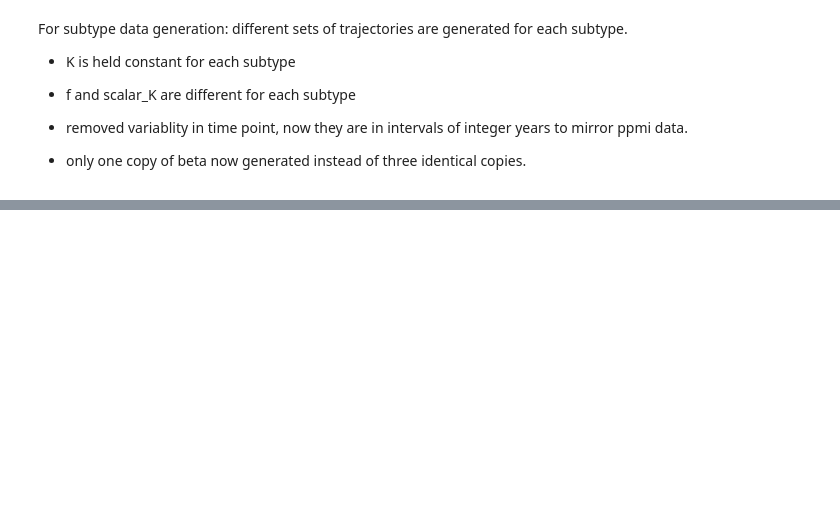
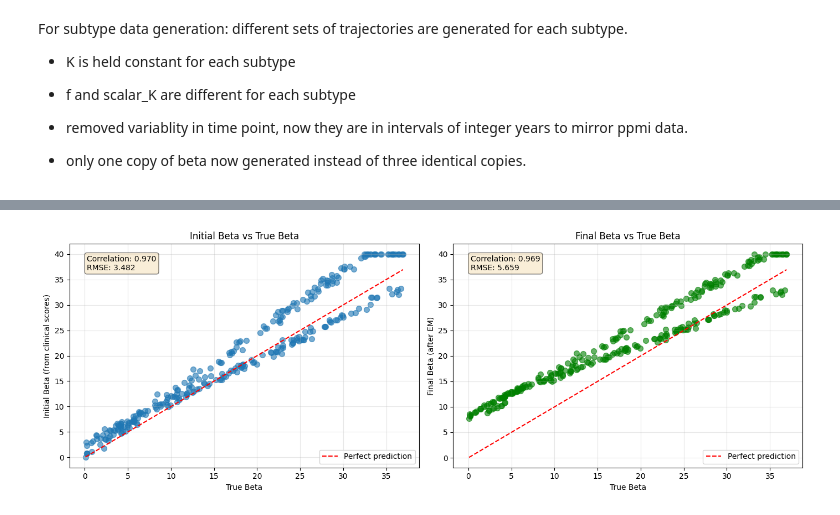
Before and after one commit to LAMCIG/Progression_models_simulations, a Jupyter notebook: EMDPM/experiments/synthetic_experiments/subtyping/test_subtyping_em.ipynb, the cells around one changed output, grey strips where cells are left out. Saved outputs shown, nothing was run; the diff lists cells and outputs as text; code cells hidden in the pictures; blank space fills up the shorter version.

```diff
--- a/EMDPM/experiments/synthetic_experiments/subtyping/test_subtyping_em.ipynb
+++ b/EMDPM/experiments/synthetic_experiments/subtyping/test_subtyping_em.ipynb
@@ -419,0 +365,75 @@ print(f"PCA explained variance: {pca.explained_variance_ratio_}")
+# %%
+# Plot initial beta vs true beta
+import matplotlib.pyplot as plt
+
+# Get initial beta (from clinical scores) - already stored in patient dicts
+beta_init_array = np.array([p.get("initial_beta", np.nan) for p in X])
+if np.any(np.isnan(beta_init_array)):
+    # Fallback: use the initial_beta array directly
+    beta_init_array = initial_beta
+
+# Get final beta
+beta_final_array = subtyping_em.beta_history[:, -1]
+
+# True beta is already stored in beta_true_array from cell 4
+
+# Create comparison plot
+fig, axes = plt.subplots(1, 2, figsize=(14, 5))
+
+# Plot 1: Initial beta vs True beta
+axes[0].scatter(beta_true_array, beta_init_array, alpha=0.6, s=50)
+axes[0].plot([beta_true_array.min(), beta_true_array.max()],
+             [beta_true_array.min(), beta_true_array.max()],
+             'r--', label='Perfect prediction')
+axes[0].set_xlabel('True Beta')
+axes[0].set_ylabel('Initial Beta (from clinical scores)')
+axes[0].set_title('Initial Beta vs True Beta')
+axes[0].legend()
+axes[0].grid(True, alpha=0.3)
+
+# Calculate correlation
+corr_init = np.corrcoef(beta_true_array, beta_init_array)[0, 1]
+rmse_init = np.sqrt(np.mean((beta_true_array - beta_init_array)**2))
+axes[0].text(0.05, 0.95, f'Correlation: {corr_init:.3f}\nRMSE: {rmse_init:.3f}',
+             transform=axes[0].transAxes, verticalalignment='top',
+             bbox=dict(boxstyle='round', facecolor='wheat', alpha=0.5))
+
+# Plot 2: Final beta vs True beta
+axes[1].scatter(beta_true_array, beta_final_array, alpha=0.6, s=50, c='green')
+axes[1].plot([beta_true_array.min(), beta_true_array.max()],
+             [beta_true_array.min(), beta_true_array.max()],
+             'r--', label='Perfect prediction')
+axes[1].set_xlabel('True Beta')
+axes[1].set_ylabel('Final Beta (after EM)')
+axes[1].set_title('Final Beta vs True Beta')
+axes[1].legend()
+axes[1].grid(True, alpha=0.3)
+
+# Calculate correlation
+corr_final = np.corrcoef(beta_true_array, beta_final_array)[0, 1]
+rmse_final = np.sqrt(np.mean((beta_true_array - beta_final_array)**2))
+axes[1].text(0.05, 0.95, f'Correlation: {corr_final:.3f}\nRMSE: {rmse_final:.3f}',
+             transform=axes[1].transAxes, verticalalignment='top',
+             bbox=dict(boxstyle='round', facecolor='wheat', alpha=0.5))
+
+plt.tight_layout()
+plt.show()
+
+# Print summary statistics
+print("\n=== Beta Comparison Summary ===")
+print(f"Initial Beta:")
+print(f"  Mean: {np.mean(beta_init_array):.3f}, Std: {np.std(beta_init_array):.3f}")
+print(f"  Range: [{np.min(beta_init_array):.3f}, {np.max(beta_init_array):.3f}]")
+print(f"\nTrue Beta:")
+print(f"  Mean: {np.mean(beta_true_array):.3f}, Std: {np.std(beta_true_array):.3f}")
+print(f"  Range: [{np.min(beta_true_array):.3f}, {np.max(beta_true_array):.3f}]")
+print(f"\nFinal Beta:")
+print(f"  Mean: {np.mean(beta_final_array):.3f}, Std: {np.std(beta_final_array):.3f}")
+print(f"  Range: [{np.min(beta_final_array):.3f}, {np.max(beta_final_array):.3f}]")
+print(f"\nInitial Beta Error:")
+print(f"  RMSE: {rmse_init:.3f}, Correlation: {corr_init:.3f}")
+print(f"\nFinal Beta Error:")
+print(f"  RMSE: {rmse_final:.3f}, Correlation: {corr_final:.3f}")
+print(f"  Improvement: {rmse_init - rmse_final:.3f} ({(1 - rmse_final/rmse_init)*100:.1f}% reduction)")
+# %% [output]
+[figure, added]
```
Also changed, not shown: parts of 17 cells of this notebook, 4 other files.
